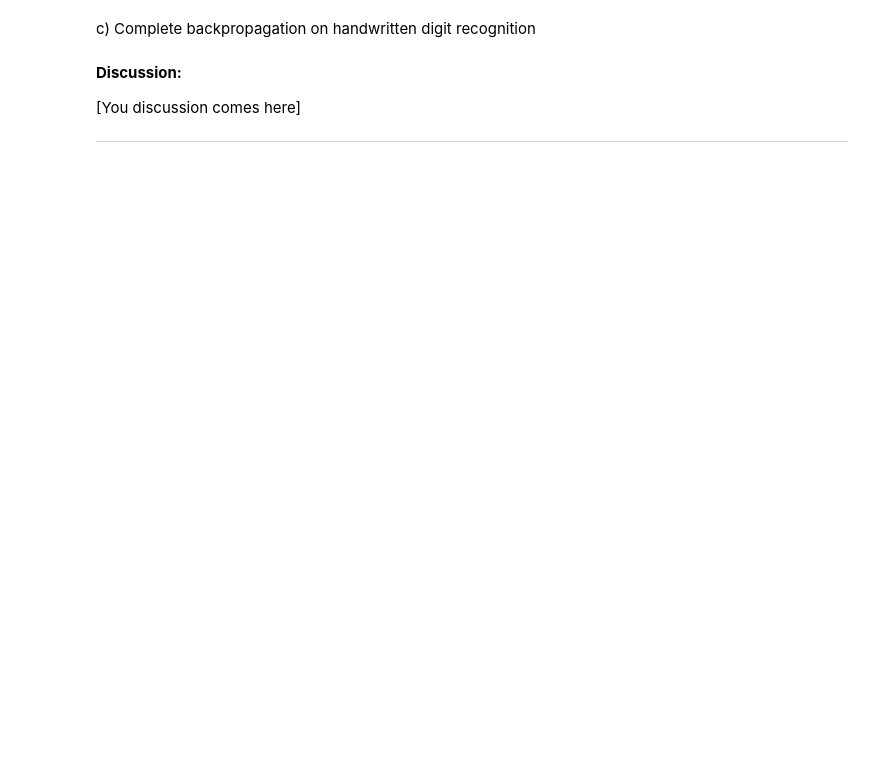
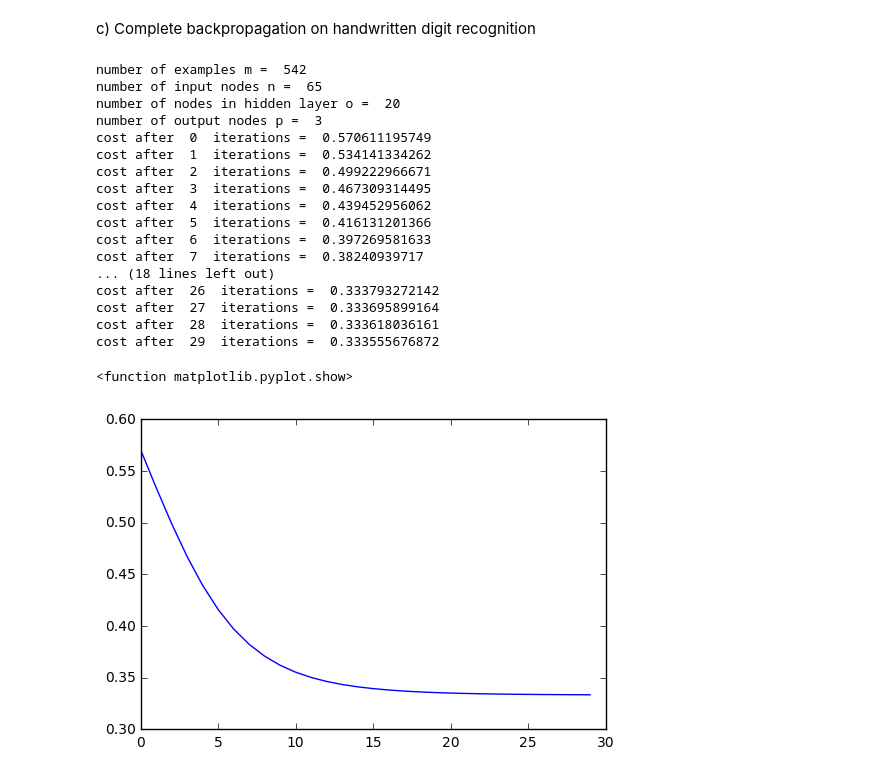
Before and after one commit to phielp/Leren-2016, a Jupyter notebook: Week3/assignment3_Berkelmans_Bouman.ipynb, the cells around one changed output. Saved outputs shown, nothing was run; the diff lists cells and outputs as text; code cells hidden in the pictures; blank space fills up the shorter version.

```diff
--- a/Week3/assignment3_Berkelmans_Bouman.ipynb
+++ b/Week3/assignment3_Berkelmans_Bouman.ipynb
@@ -208,8 +453,19 @@ b) Backpropagation on two logistic units
 # %% [markdown]
 c) Complete backpropagation on handwritten digit recognition
-# %% [markdown]
-**Discussion:**
-
-[You discussion comes here]
-
------------------------------------
+# %%
+# read digits file
+def readDigits():
+    data = np.loadtxt('digits123.csv', delimiter=',');
+    return data
+# %%
+# calculate cost
+def costNN(Thetas1,Thetas2,Output,a3):
+    m = len(X) # number of examples
+    p = len(Thetas2[0]) # number of output nodes
+    cost = 0
+    for i in range(m):
+        for j in range(p):
+            cost += (a3[i][j] - Output[i][j])**2
+
+    cost = cost / (2 * m)
+    return cost
@@ -215,0 +499,42 @@ c) Complete backpropagation on handwritten digit recognition
+# %%
+# iterate:
+# 1. calculate activations with forward propagation
+# 2. calculate deltas with back propagation
+# 3. update thetas
+# 4. calculate cost
+
+print "number of examples m = ",len(X)
+print "number of input nodes n = ",len(X[0])
+print "number of nodes in hidden layer o = ",len(Thetas1[0])
+print "number of output nodes p = ",len(Thetas2[0])
+n_iter = 30
+cost_iter = []
+for i in range(n_iter):
+    # forward and back propagation for digits and update thetas
+    Thetas1, Thetas2, a3 = fbProp(X,Target_vectors,Thetas1,Thetas2,alpha)
+    cost = costNN(Thetas1,Thetas2,Target_vectors,a3)
+    print "cost after ",i, " iterations = ",cost
+    cost_iter.append(cost)
+
+plt.plot(cost_iter)
+plt.show
+# %% [output]
+number of examples m =  542
+number of input nodes n =  65
+number of nodes in hidden layer o =  20
+number of output nodes p =  3
+cost after  0  iterations =  0.570611195749
+cost after  1  iterations =  0.534141334262
+cost after  2  iterations =  0.499222966671
+cost after  3  iterations =  0.467309314495
+cost after  4  iterations =  0.439452956062
+cost after  5  iterations =  0.416131201366
+cost after  6  iterations =  0.397269581633
+cost after  7  iterations =  0.38240939717
+... (18 lines left out)
+cost after  26  iterations =  0.333793272142
+cost after  27  iterations =  0.333695899164
+cost after  28  iterations =  0.333618036161
+cost after  29  iterations =  0.333555676872
+<function matplotlib.pyplot.show>
+[figure, added]
```
Also changed, not shown: parts of 17 cells of this notebook.
